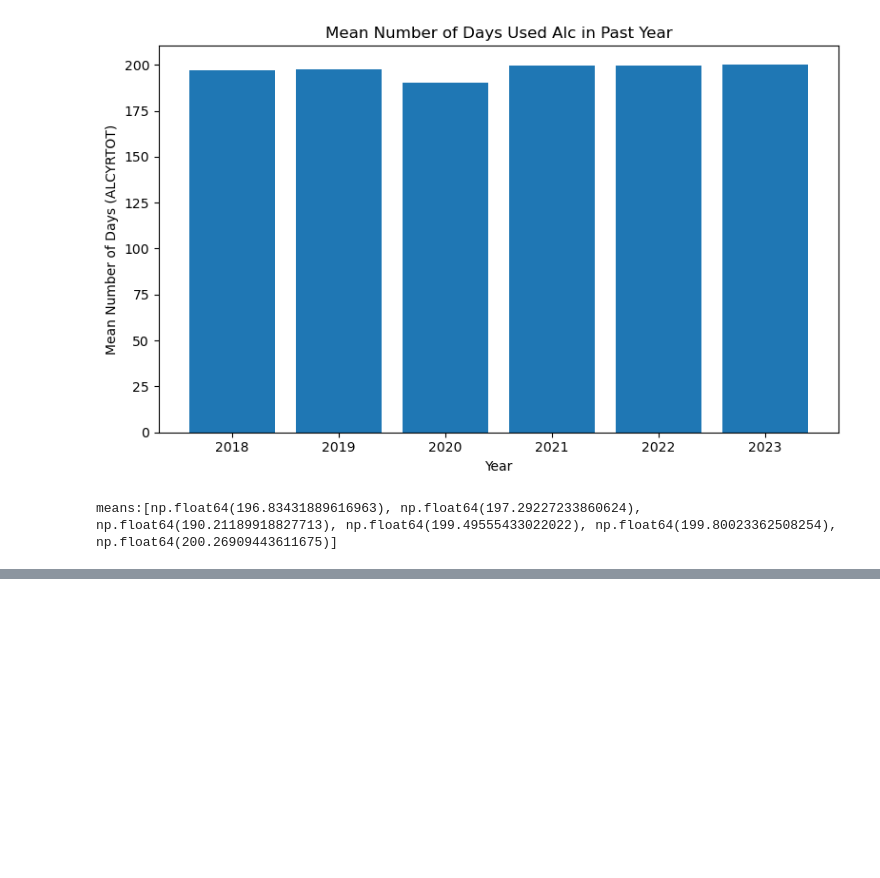
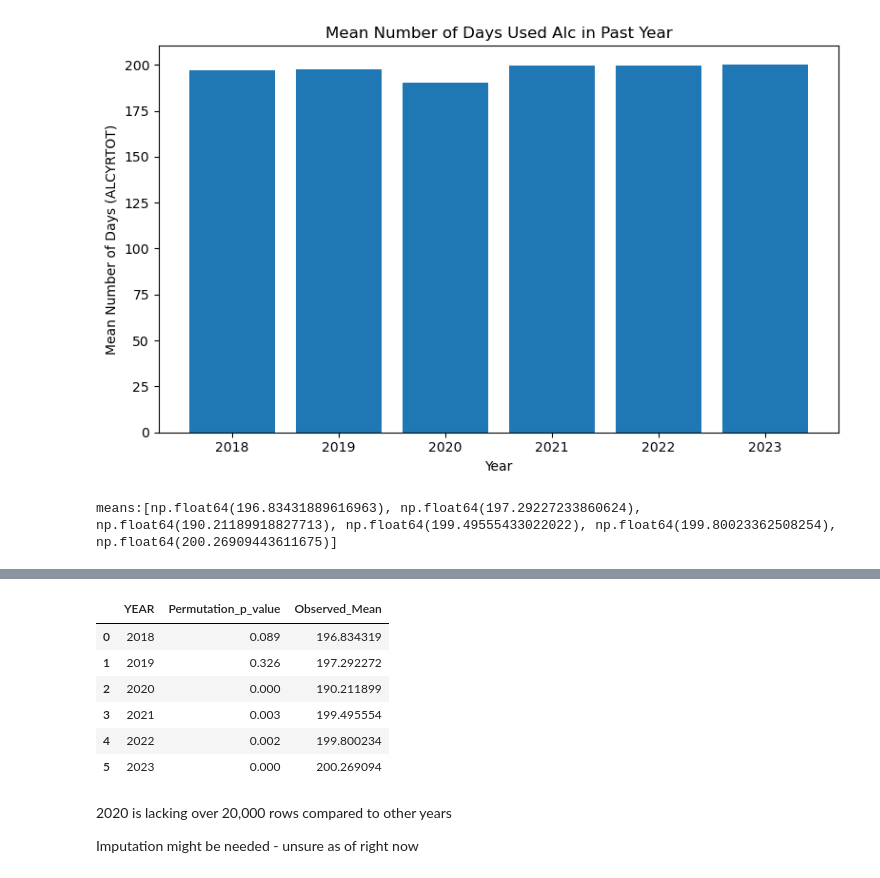
Before and after one commit to AdamTaylor1308/SEIS631_Final_Project, a Jupyter notebook: SEIS631FinalProject.ipynb, the cells around one changed output, grey strips where cells are left out. Drawn from its saved outputs; the diff is of its cells as text; code cells hidden in the pictures; blank space fills up the shorter version.

```diff
--- a/SEIS631FinalProject.ipynb
+++ b/SEIS631FinalProject.ipynb
@@ -328,0 +293,27 @@ print(means)
+# %%
+alcyrtot_p_values = {}
+for year in alcyrtot_sim_means.keys():
+    simulated = alcyrtot_sim_means[year]
+    obs = alcyrtot_observed_means[year]
+    p = sum(abs(simulated - np.mean(simulated)) >= abs(obs - np.mean(simulated))) / len(simulated)
+    alcyrtot_p_values[year] = p
+
+alcyrtot_p_values_df = pd.DataFrame({
+    'YEAR': list(alcyrtot_p_values.keys()),
+    'Permutation_p_value': list(alcyrtot_p_values.values()),
+    'Observed_Mean': [alcyrtot_observed_means[year] for year in alcyrtot_p_values.keys()]})
+
+alcyrtot_p_values_df = alcyrtot_p_values_df.sort_values('YEAR').reset_index(drop=True)
+alcyrtot_p_values_df
+# %% [output]
+|  | YEAR | Permutation_p_value | Observed_Mean |
+| 0 | 2018 | 0.089 | 196.834319 |
+| 1 | 2019 | 0.326 | 197.292272 |
+| 2 | 2020 | 0.000 | 190.211899 |
+| 3 | 2021 | 0.003 | 199.495554 |
+| 4 | 2022 | 0.002 | 199.800234 |
+| 5 | 2023 | 0.000 | 200.269094 |
+# %% [markdown]
+2020 is lacking over 20,000 rows compared to other years
+
+Imputation might be needed - unsure as of right now
```
Also changed, not shown: parts of 23 cells of this notebook, 2 other files.
